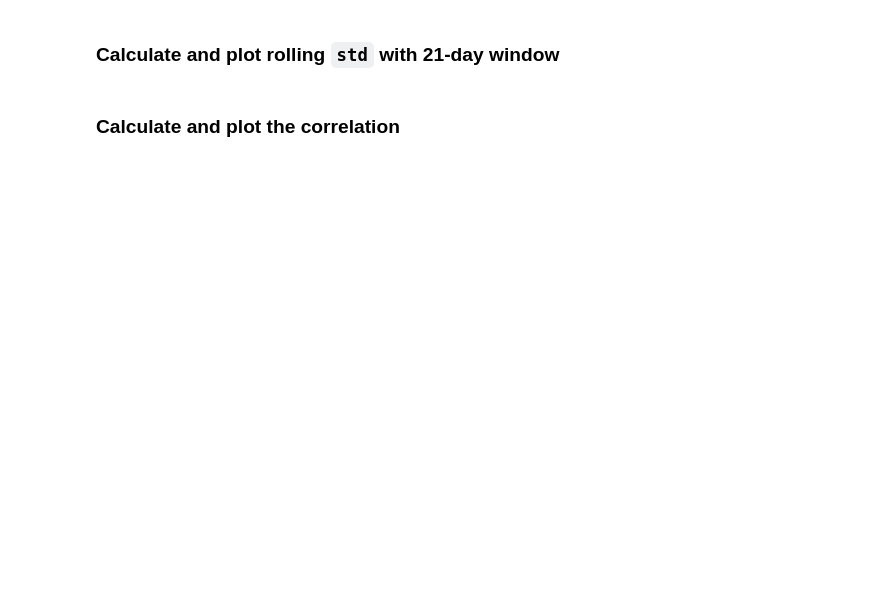
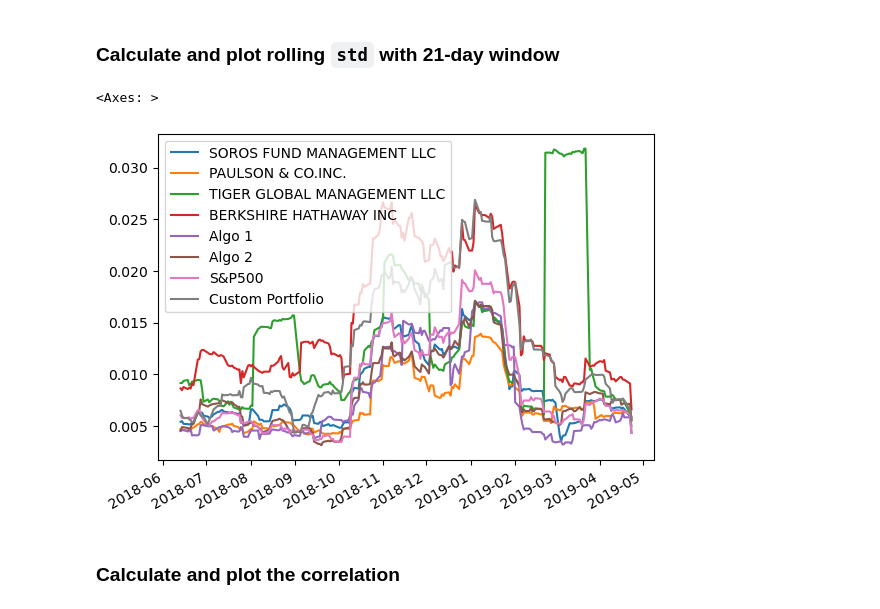
Before and after one commit to marc-martinez1/quantitative-analysis-demo, a Jupyter notebook: whale_analysis.ipynb, the cells around one changed output. Saved outputs shown, nothing was run; the diff lists cells and outputs as text; code cells hidden in the pictures; blank space fills up the shorter version.

```diff
--- a/whale_analysis.ipynb
+++ b/whale_analysis.ipynb
@@ -419,3 +535,9 @@ weights = [1/3, 1/3, 1/3]
 ## Join your portfolio returns to the DataFrame that contains all of the portfolio returns
 # %%
 # Join your returns DataFrame to the original returns DataFrame
+portfolio_returns = pd.concat([all_portfolios, portfolio_returns], axis="columns", join="inner")
+# %%
+# Rename columns to reflect additional column
+columns = 'SOROS FUND MANAGEMENT LLC','PAULSON & CO.INC.','TIGER GLOBAL MANAGEMENT LLC','BERKSHIRE HATHAWAY INC','Algo 1','Algo 2','S&P500','Custom Portfolio'
+portfolio_returns.columns = columns
+portfolio_returns
@@ -421,0 +558,4 @@ weights = [1/3, 1/3, 1/3]
+# %%
+#Drop top row due to missing values
+portfolio_returns = portfolio_returns.drop('2018-05-14')
+portfolio_returns
@@ -422,2 +576,4 @@ weights = [1/3, 1/3, 1/3]
 # %%
 # Only compare dates where return data exists for all the stocks (drop NaNs)
+portfolio_returns = portfolio_returns.dropna()
+portfolio_returns
@@ -431,8 +619,12 @@ weights = [1/3, 1/3, 1/3]
 ### Calculate and plot rolling `std` with 21-day window
 # %%
 # Calculate rolling standard deviation
-
+rolling_std_pr = portfolio_returns.rolling(window=21).std()
 # Plot rolling standard deviation
+rolling_std_pr.plot()
+# %% [output]
+<Axes: >
+[figure, added]
 # %% [markdown]
 ### Calculate and plot the correlation
 # %%
```
Also changed, not shown: parts of 28 cells of this notebook.
